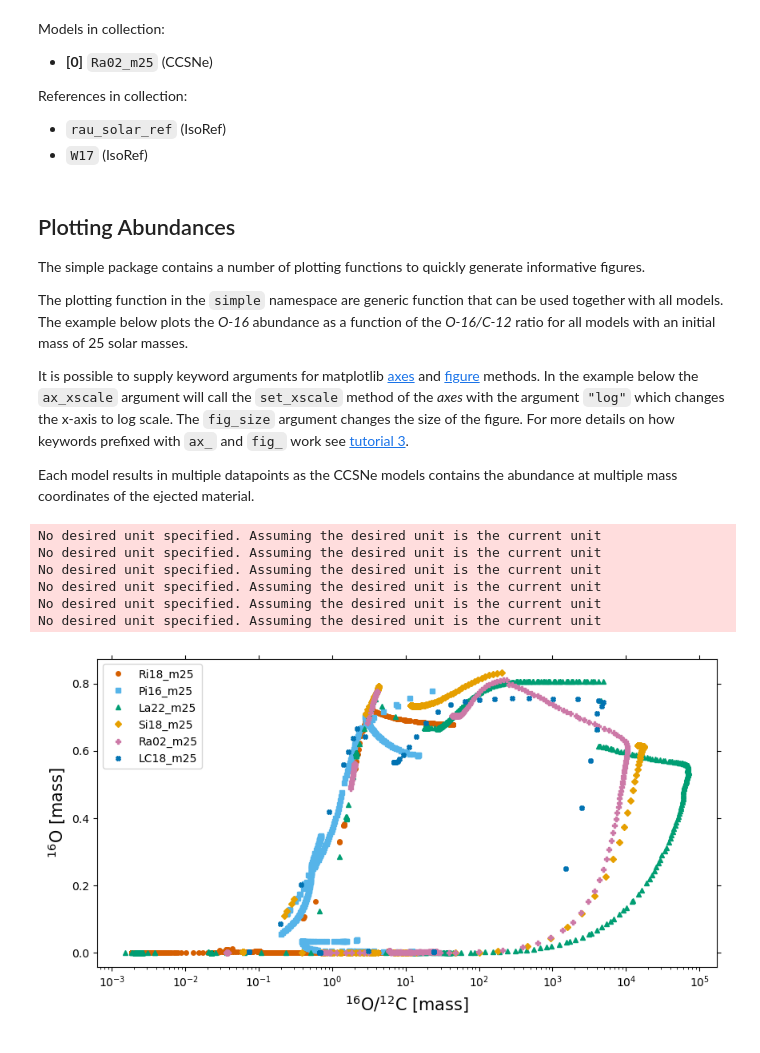
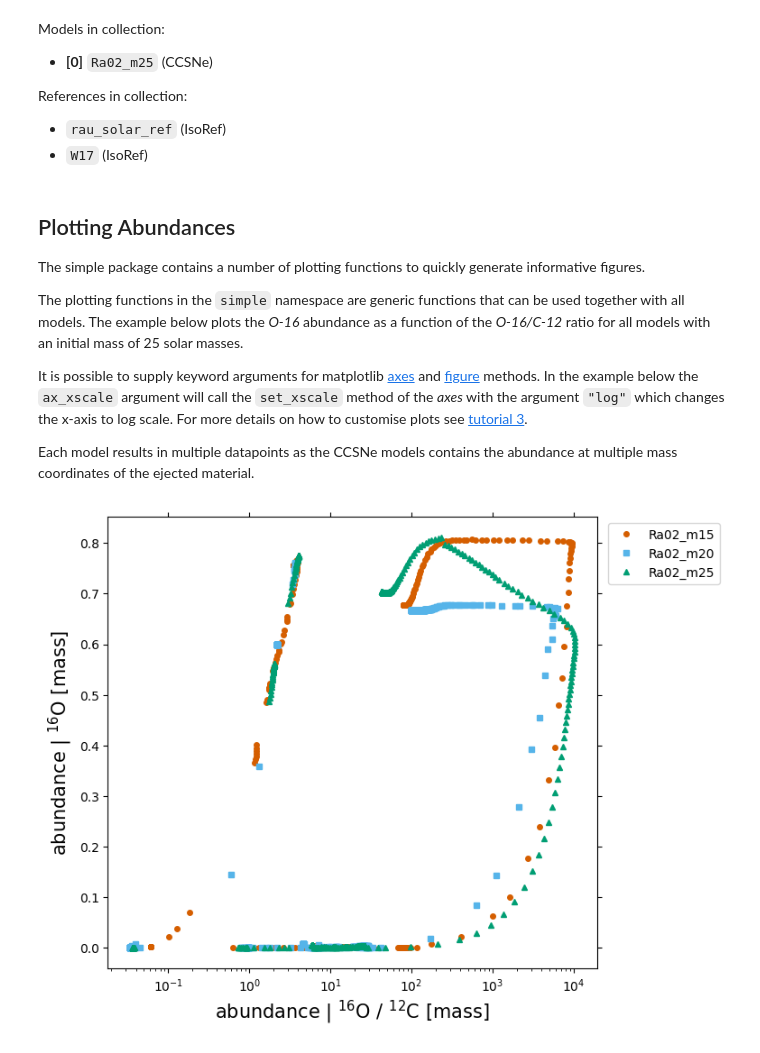
Before and after one commit to mattias-ek/SIMPLE, a Jupyter notebook: notebooks/ccsne_tutorial1.ipynb, the cells around one changed output. Cells and saved outputs as stored; diff of their text form; code cells hidden in the pictures.

```diff
--- a/notebooks/ccsne_tutorial1.ipynb
+++ b/notebooks/ccsne_tutorial1.ipynb
@@ -34,17 +34,6 @@ isolist = {
         'Mg-24': 'Mg-24',
         'N-14': 'N-14',
         'K-40': 'K-40',
-        'Ni-56': 'Ni-56',
-        'Ti-46': 'Ti-46',
-        'Ti-46*': 'Ti-46,Sc-46',
-        'Ti-47': 'Ti-47',
-        'Ti-47*': 'Ti-47,V-47,Sc-47,Ca-47,K-47',
-        'Ti-48': 'Ti-48',
-        'Ti-48*': 'Ti-48,V-48,Cr-48,Sc-48',
-        'Ti-49': 'Ti-49',
-        'Ti-49*': 'Ti-49,V-49,Cr-49,Sc-49,Ca-49,K-49',
-        'Ti-50': 'Ti-50',
-        'Ti-50*': 'Ti-50,Sc-50,Ca-50',
         'Fe-54':  'Fe-54',
         'Fe-54*': 'Fe-54,Co-54',
         'Fe-56': 'Fe-56',
@@ -63,16 +52,6 @@ isolist = {
         'Ni-62*': 'Ni-62,Cu-62,Zn-62,Co-62,Fe-62',
         'Ni-64': 'Ni-64',
         'Ni-64*': 'Ni-64,Cu-64',
-        'Zn-64': 'Zn-64',
-        'Zn-64*': 'Zn-64,Ga-64,Ge-64,As-64,Se-64',
-        'Zn-66': 'Zn-66',
-        'Zn-66*': 'Zn-66,Ga-66,Ge-66,As-66,Se-66,Br-66,Cu-66,Ni-66,Co-66,Fe-66,Mn-66,Cr-66,V-66',
-        'Zn-67': 'Zn-67',
-        'Zn-67*': 'Zn-67,Ga-67,Ge-67,As-67,Se-67,Br-67,Cu-67,Ni-67,Co-67,Fe-67,Mn-67,Cr-67,V-67',
-        'Zn-68': 'Zn-68',
-        'Zn-68*': 'Zn-68,Ga-68,Ge-68,As-68,Se-68,Br-68,Cu-68,Ni-68,Co-68,Fe-68,Mn-68,Cr-68',
-        'Zn-70': 'Zn-70',
-        'Zn-70*': 'Zn-70,Ga-70,Ge-70,As-70,Se-70,Br-70,Cu-70,Ni-70,Co-70,Fe-70,Mn-70,Cr-70',
 }
 # %% [markdown]
 ---
@@ -84,5 +63,5 @@ With the ``Info`` logging level we will also see messages about converting array
 
 **Note** When loading a pre-existing file the *default_isolist* and *where* arguments are ignored, and thus it is not guaranteed the loaded file was created using the same arguments. To force the creation of a new file even is one already exists use the argument ``overwrite=True``.
 # %%
-models = simple.load_collection('data/TiFeNiZn.hdf5', db_path, default_isolist=isolist, overwrite=True)
+models = simple.load_collection('data/CCSNe_FeNi.hdf5', db_path, default_isolist=isolist, overwrite=False)
 # %% [output]
@@ -207,21 +186,15 @@ References in collection:
 ## Plotting Abundances
 The simple package contains a number of plotting functions to quickly generate informative figures.
 
-The plotting function in the ``simple`` namespace are generic function that can be used together with all models. The example below plots the *O-16* abundance as a function of the *O-16/C-12* ratio for all models with an initial mass of 25 solar masses.
+The plotting functions in the ``simple`` namespace are generic functions that can be used together with all models. The example below plots the *O-16* abundance as a function of the *O-16/C-12* ratio for all models with an initial mass of 25 solar masses.
 
-It is possible to supply keyword arguments for matplotlib [axes]() and [figure]() methods. In the example below the ``ax_xscale`` argument will call the ``set_xscale`` method of the *axes* with the argument ``"log"`` which changes the x-axis to log scale. The ``fig_size`` argument changes the size of the figure. For more details on how keywords prefixed with ``ax_`` and ``fig_`` work see [tutorial 3]().
+It is possible to supply keyword arguments for matplotlib [axes]() and [figure]() methods. In the example below the ``ax_xscale`` argument will call the ``set_xscale`` method of the *axes* with the argument ``"log"`` which changes the x-axis to log scale. For more details on how to customise plots see [tutorial 3]().
 
 Each model results in multiple datapoints as the CCSNe models contains the abundance at multiple mass coordinates of the ejected material.
 # %%
-simple.plot_abundance(models, 'o16/c12', 'o16', where='.mass==25',
-                      ax_xscale='log', fig_size=(10,5));
+simple.plot(models, '.abundance[o16/c12]', 'o16', where='.dataset==Ra02',
+            ax_xscale='log');
 # %% [output]
-No desired unit specified. Assuming the desired unit is the current unit
-No desired unit specified. Assuming the desired unit is the current unit
-No desired unit specified. Assuming the desired unit is the current unit
-No desired unit specified. Assuming the desired unit is the current unit
-No desired unit specified. Assuming the desired unit is the current unit
-No desired unit specified. Assuming the desired unit is the current unit
-[figure, old version]
+[figure, new version]
 # %% [markdown]
 ---
```
Also changed, not shown: parts of 13 cells of this notebook, 22 other files.
